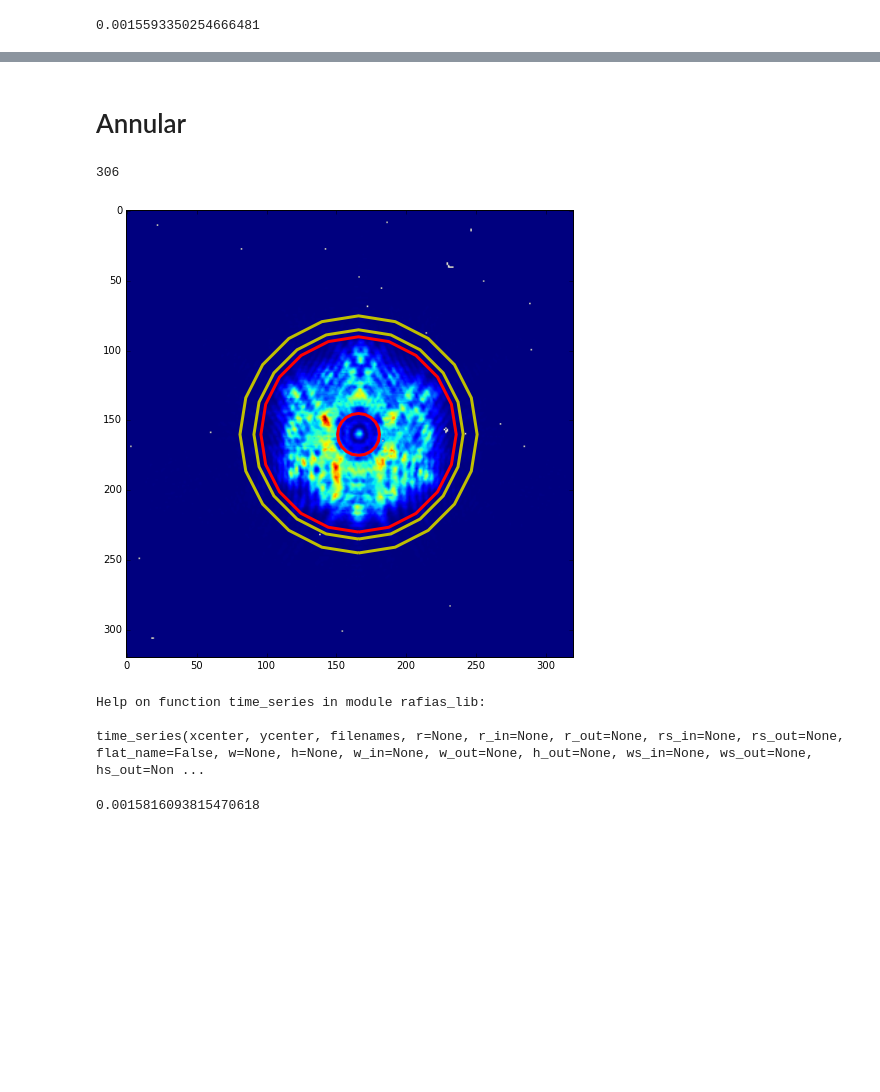
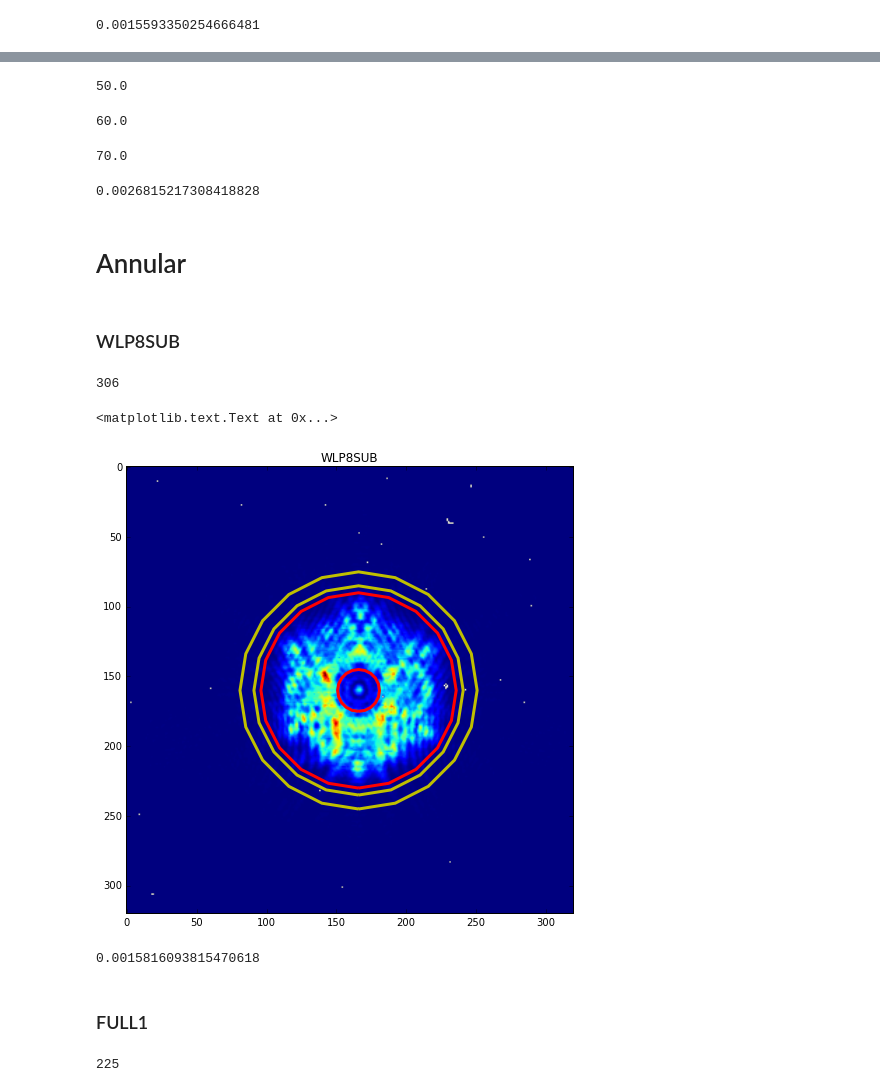
Before and after one commit to rafia37/NIRCam-data-analysis, a Jupyter notebook: Annular Vs. Circular source.ipynb, the cells around one changed output, grey strips where cells are left out. Drawn from its saved outputs; the diff is of its cells as text; code cells hidden in the pictures; blank space fills up the shorter version.

Commit message:
Added the FULL array analysis

```diff
--- a/Annular Vs. Circular source.ipynb
+++ b/Annular Vs. Circular source.ipynb
@@ -90,5 +143,31 @@ circ_stdev
+# %%
+best_r_ind = np.argmin(rad_test_full['norm_stdev'])
+best_r = rad_test_full['r_source'][best_r_ind]
+best_r
+# %% [output]
+50.0
+# %%
+best_rin_ind = np.argmin(rad_test_full['norm_stdev'])
+best_rin = rad_test_full['r_in'][best_rin_ind]
+best_rin
+# %% [output]
+60.0
+# %%
+best_rout_ind = np.argmin(rad_test_full['norm_stdev'])
+best_rout = rad_test_full['r_out'][best_rout_ind]
+best_rout
+# %% [output]
+70.0
+# %%
+best_combo = [50,60,70]
+circ_stdev_full = np.amin(rad_test_full['norm_stdev'])
+circ_stdev_full
+# %% [output]
+0.0026815217308418828
 # %% [markdown]
 # Annular
+# %% [markdown]
+### WLP8SUB
 # %%
 files_sub = np.sort(glob.glob('/data1/tso_analysis/all_tso_cv3/raw_separated_MMM'
                               '/NRCN821WLP8SUB-60*_1_481_SE_*/*.slp.fits'))
@@ -100,20 +179,16 @@ centers_sub = rl.gen_center_g2d(166,160,5,400,2,2,0,files_sub)
 # %%
 image, time, header, mask = rl.test_image(files_sub[2])
 src_ap = rl.photometry(image, centers_sub[1], centers_sub[2], mask, index = 2, shape = 'CircAnn',
                          r_in = 15, r_out = 70)[1]
 bkg_ap = rl.photometry(image, centers_sub[1], centers_sub[2], mask, index = 2, shape = 'CircAnn',
                          r_in = 75, r_out = 85)[1]
 plt.imshow(image)
 src_ap.plot(color='r', linewidth = 3)
 bkg_ap.plot(color='y', linewidth = 3)
+plt.title("WLP8SUB")
 # %% [output]
+<matplotlib.text.Text at 0x...>
-[figure, old version]
+[figure, new version]
-# %%
-help(rl.time_series)
-# %% [output]
-Help on function time_series in module rafias_lib:
-
-time_series(xcenter, ycenter, filenames, r=None, r_in=None, r_out=None, rs_in=None, rs_out=None, flat_name=False, w=None, h=None, w_in=None, w_out=None, h_out=None, ws_in=None, ws_out=None, hs_out=Non ...
 # %%
 flux_table = rl.time_series(centers_sub[1], centers_sub[2], files_sub, r_in = 75, r_out = 85, rs_in = 20, rs_out = 70,
                            src_shape = 'CircAnn', bkg_shape = 'Circ')
@@ -122,3 +197,11 @@ ann_stdev = np.std(flux_table['res_flux'])/np.median(flux_table['res_flux'])
 ann_stdev
 # %% [output]
 0.0015816093815470618
+# %% [markdown]
+### FULL1
+# %%
+files_full = np.sort(glob.glob('/data1/tso_analysis/all_tso_cv3/raw_separated_MMM/'
+                              'NRCN821WLP8FULL1-*_1_481_SE_*/*.red.fits'))
+len(files_full)
+# %% [output]
+225
```
Also changed, not shown: parts of 10 cells of this notebook.
